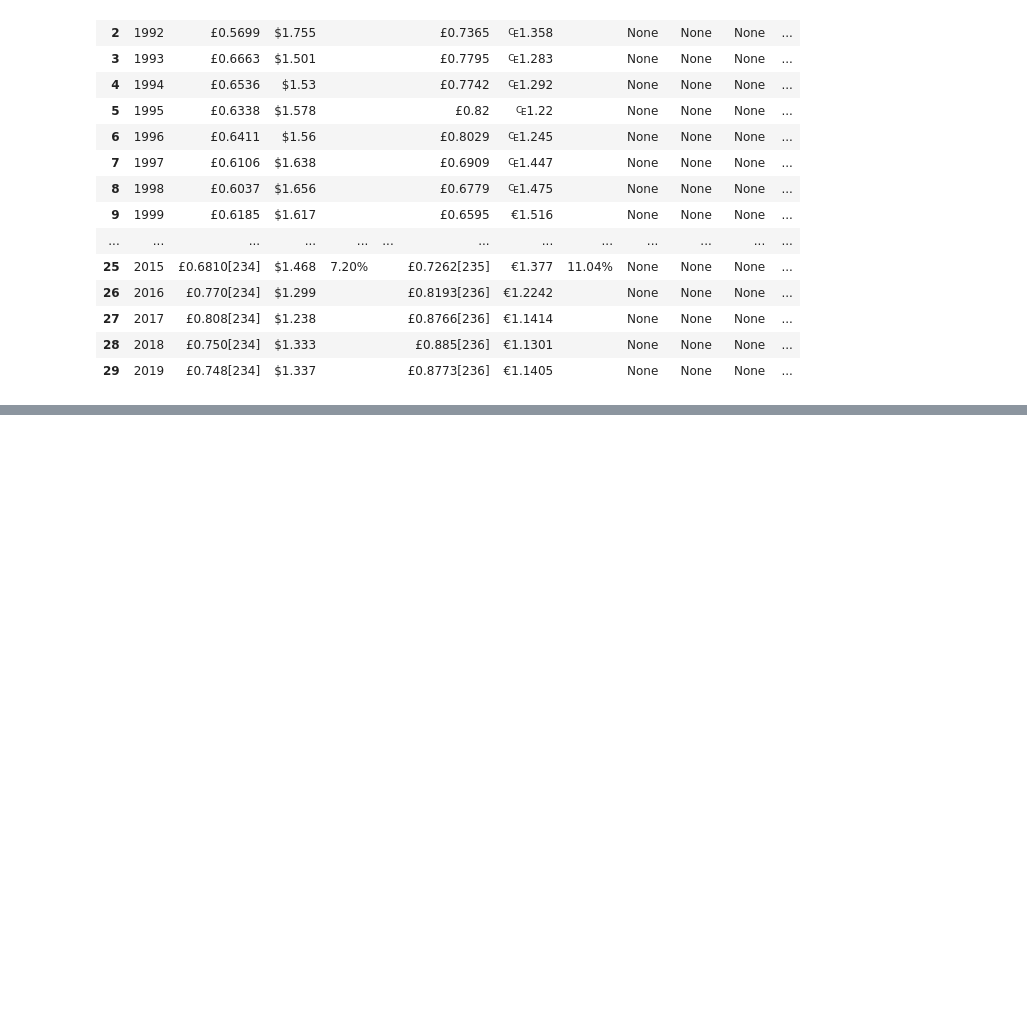
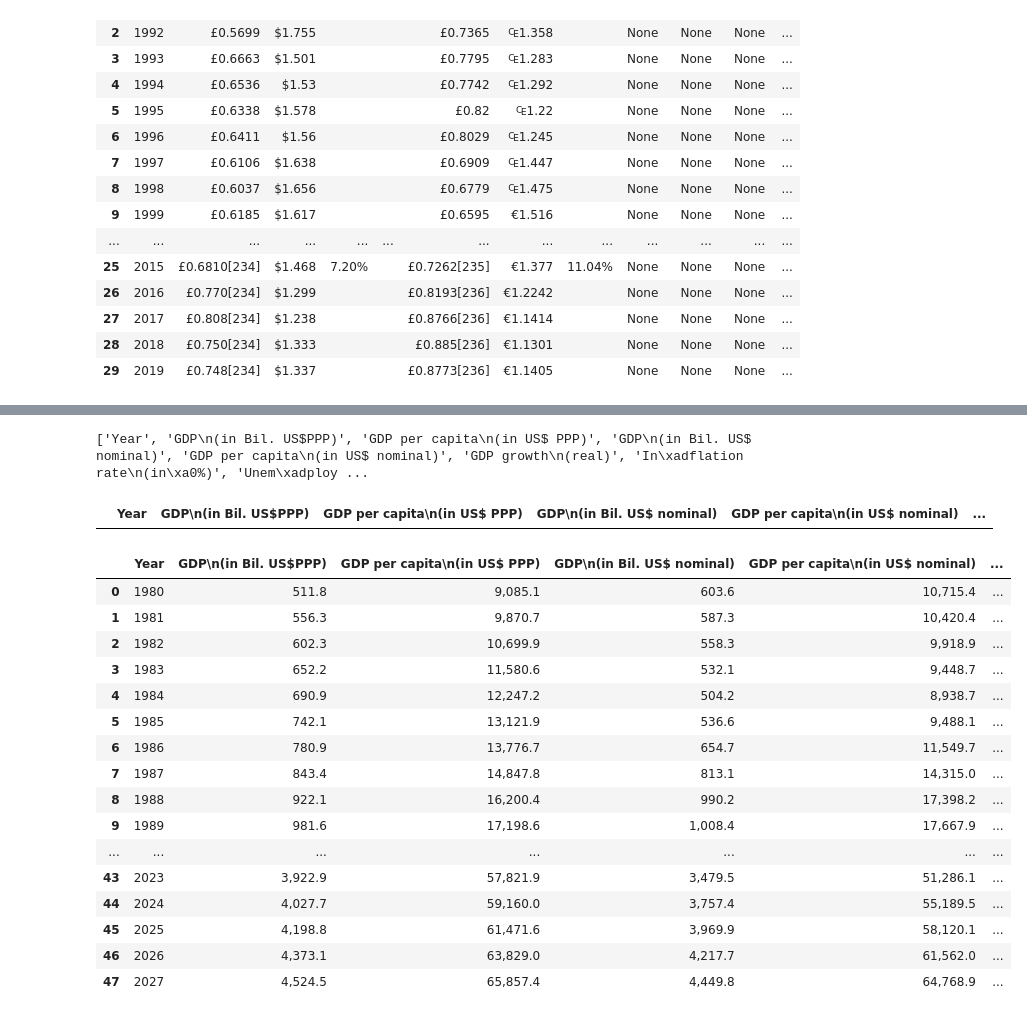
Before and after one commit to Kolexx/Economy_of_the_United_Kingdom, a Jupyter notebook: Untitled4.ipynb, the cells around one changed output, grey strips where cells are left out. Saved outputs shown, nothing was run; the diff lists cells and outputs as text; code cells hidden in the pictures; blank space fills up the shorter version.

```diff
--- a/Untitled4.ipynb
+++ b/Untitled4.ipynb
@@ -166,0 +281,10 @@ ef
+# %%
+merge_roles = table8.find_all('tr')
+
+for row in merge_roles[1:]:
+    row_data = row.find_all('td')
+    ind_row_data = [role.text.strip() for role in row_data]
+
+
+    length = len(me)
+    me.loc[length] = ind_row_data
@@ -166,0 +306,45 @@ ef
+# %%
+# Data
+
+table9 = soup.find_all('table')[9]
+data = table9.find_all('th')
+
+data_t = [title.text.strip() for title in data]
+print(data_t)
+# %% [output]
+['Year', 'GDP\n(in Bil. US$PPP)', 'GDP per capita\n(in US$ PPP)', 'GDP\n(in Bil. US$ nominal)', 'GDP per capita\n(in US$ nominal)', 'GDP growth\n(real)', 'In\xadflation rate\n(in\xa0%)', 'Unem\xadploy ...
+# %%
+dt = pd.DataFrame(columns= data_t)
+dt
+# %% [output]
+|  | Year | GDP\n(in Bil. US$PPP) | GDP per capita\n(in US$ PPP) | GDP\n(in Bil. US$ nominal) | GDP per capita\n(in US$ nominal) | ... |
+# %%
+data_roles = table9.find_all('tr')
+
+for row in data_roles[1:]:
+    row_data = row.find_all('td')
+    ind_row_data = [role.text.strip() for role in row_data]
+
+
+    length = len(dt)
+    dt.loc[length] = ind_row_data
+# %%
+dt
+# %% [output]
+|  | Year | GDP\n(in Bil. US$PPP) | GDP per capita\n(in US$ PPP) | GDP\n(in Bil. US$ nominal) | GDP per capita\n(in US$ nominal) | ... |
+| 0 | 1980 | 511.8 | 9,085.1 | 603.6 | 10,715.4 | ... |
+| 1 | 1981 | 556.3 | 9,870.7 | 587.3 | 10,420.4 | ... |
+| 2 | 1982 | 602.3 | 10,699.9 | 558.3 | 9,918.9 | ... |
+| 3 | 1983 | 652.2 | 11,580.6 | 532.1 | 9,448.7 | ... |
+| 4 | 1984 | 690.9 | 12,247.2 | 504.2 | 8,938.7 | ... |
+| 5 | 1985 | 742.1 | 13,121.9 | 536.6 | 9,488.1 | ... |
+| 6 | 1986 | 780.9 | 13,776.7 | 654.7 | 11,549.7 | ... |
+| 7 | 1987 | 843.4 | 14,847.8 | 813.1 | 14,315.0 | ... |
+| 8 | 1988 | 922.1 | 16,200.4 | 990.2 | 17,398.2 | ... |
+| 9 | 1989 | 981.6 | 17,198.6 | 1,008.4 | 17,667.9 | ... |
+| ... | ... | ... | ... | ... | ... | ... |
+| 43 | 2023 | 3,922.9 | 57,821.9 | 3,479.5 | 51,286.1 | ... |
+| 44 | 2024 | 4,027.7 | 59,160.0 | 3,757.4 | 55,189.5 | ... |
+| 45 | 2025 | 4,198.8 | 61,471.6 | 3,969.9 | 58,120.1 | ... |
+| 46 | 2026 | 4,373.1 | 63,829.0 | 4,217.7 | 61,562.0 | ... |
+| 47 | 2027 | 4,524.5 | 65,857.4 | 4,449.8 | 64,768.9 | ... |
```
Also changed, not shown: parts of 14 cells of this notebook.
